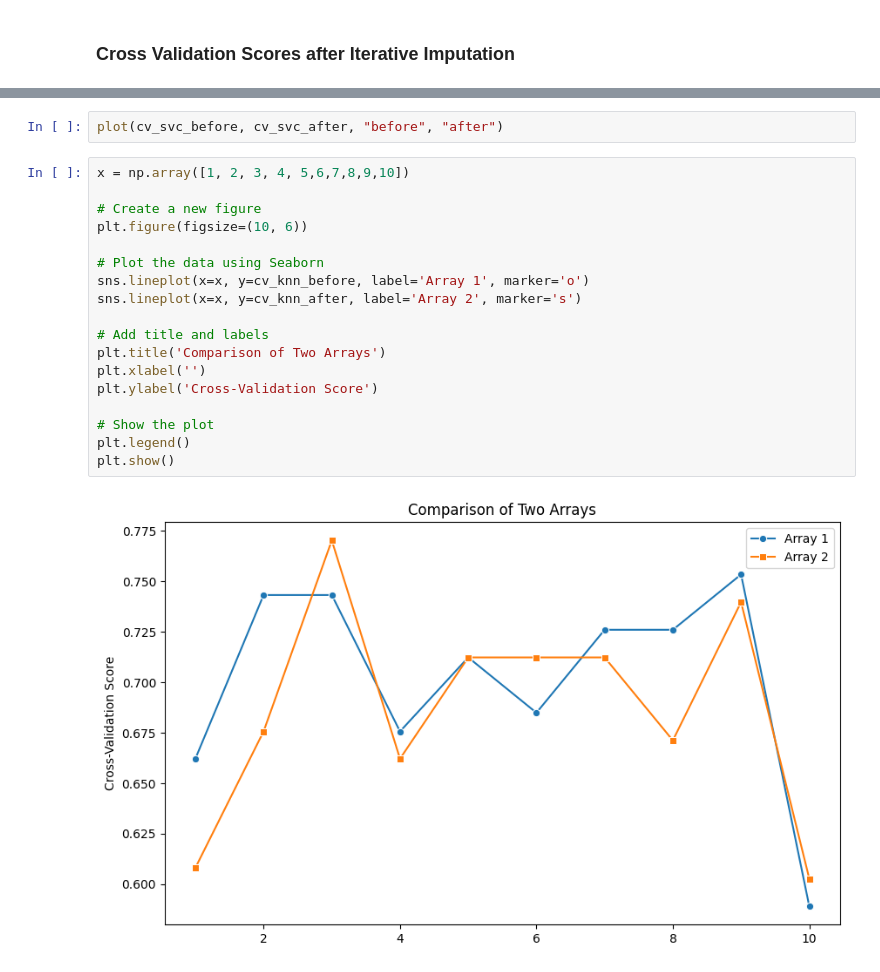
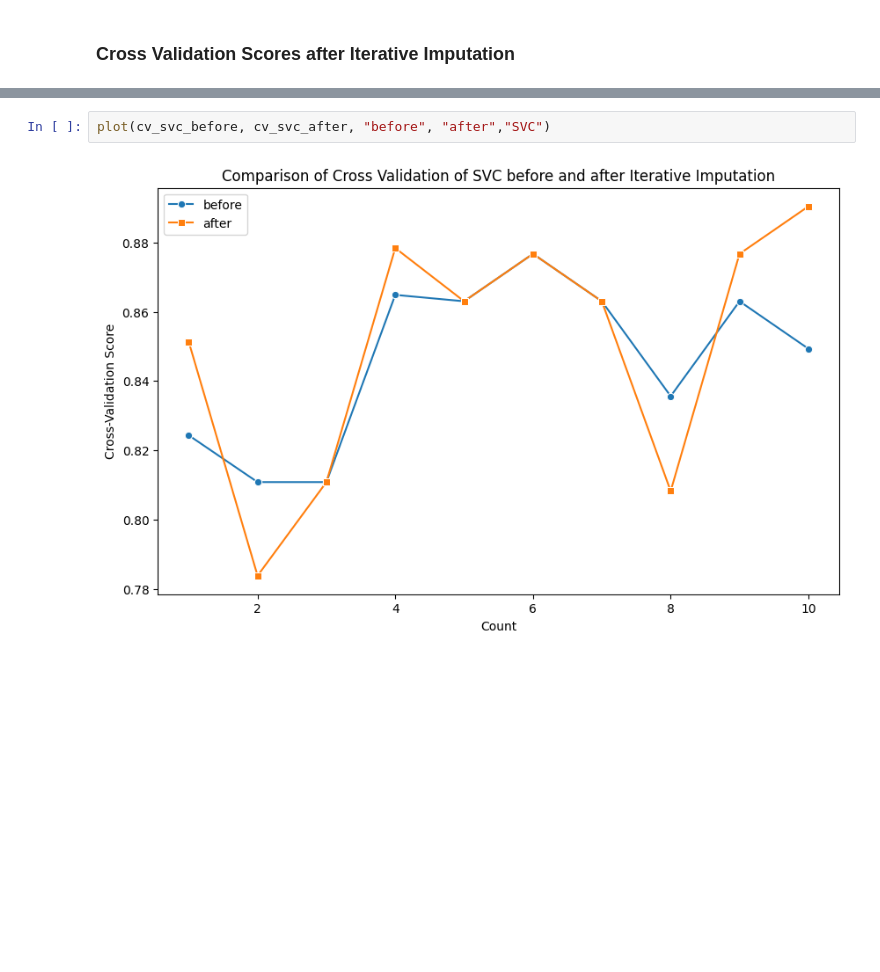
Before and after one commit to HereticInquisitor/Medical, a Jupyter notebook: src/components/feature_engineering.ipynb, the cells around one changed output, grey strips where cells are left out. Saved outputs shown, nothing was run; the diff lists cells and outputs as text; blank space fills up the shorter version.

```diff
--- a/src/components/feature_engineering.ipynb
+++ b/src/components/feature_engineering.ipynb
@@ -195,22 +203,4 @@ plot(cv_knn_before, cv_knn_after, "before", "after")
 # %%
-plot(cv_svc_before, cv_svc_after, "before", "after")
+plot(cv_svc_before, cv_svc_after, "before", "after","SVC")
+# %% [output]
+[figure, added]
-# %%
-x = np.array([1, 2, 3, 4, 5,6,7,8,9,10])
-
-# Create a new figure
-plt.figure(figsize=(10, 6))
-
-# Plot the data using Seaborn
-sns.lineplot(x=x, y=cv_knn_before, label='Array 1', marker='o')
-sns.lineplot(x=x, y=cv_knn_after, label='Array 2', marker='s')
-
-# Add title and labels
-plt.title('Comparison of Two Arrays')
-plt.xlabel('')
-plt.ylabel('Cross-Validation Score')
-
-# Show the plot
-plt.legend()
-plt.show()
-# %% [output]
-[figure, removed]
```
Also changed, not shown: parts of 15 cells of this notebook.
